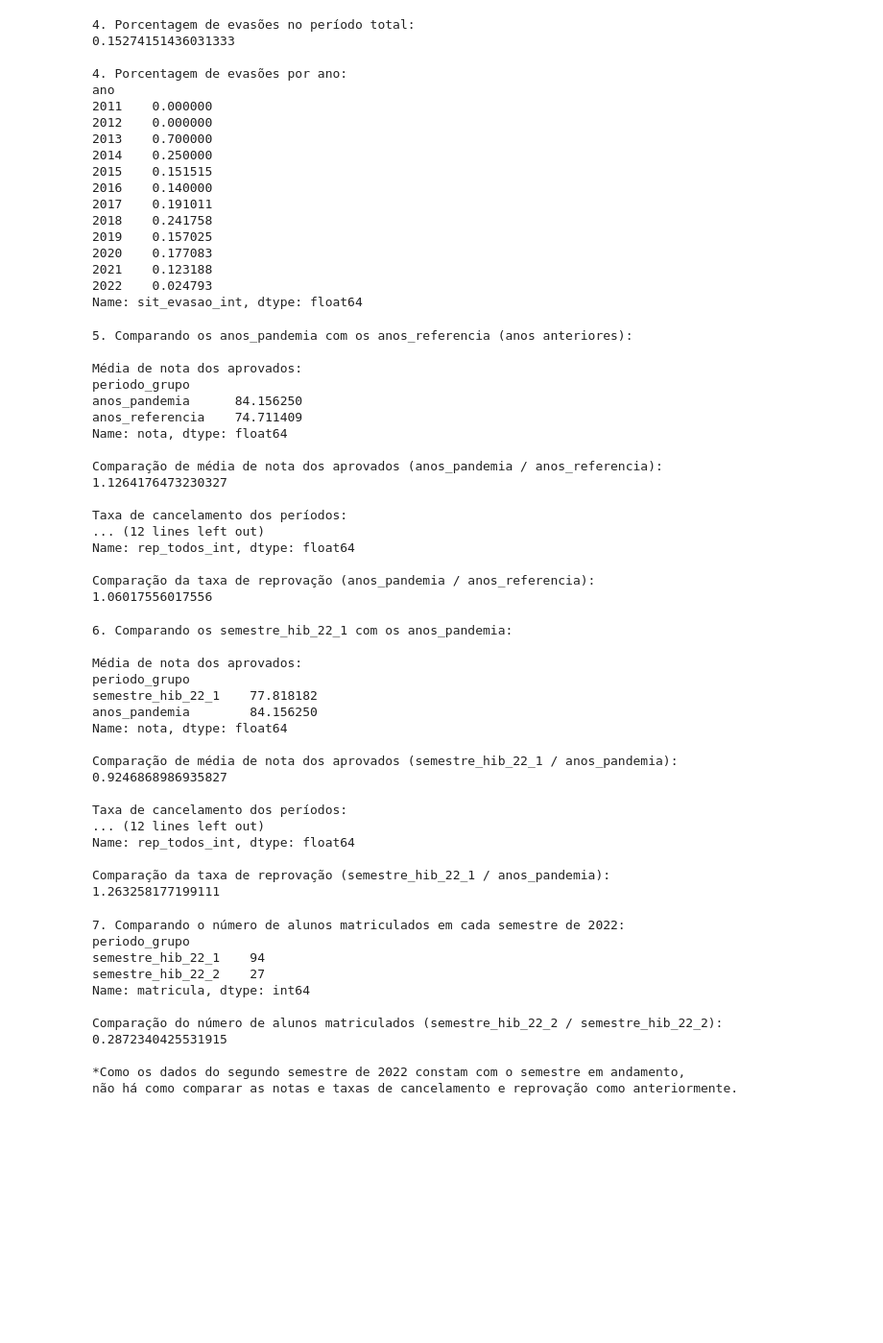
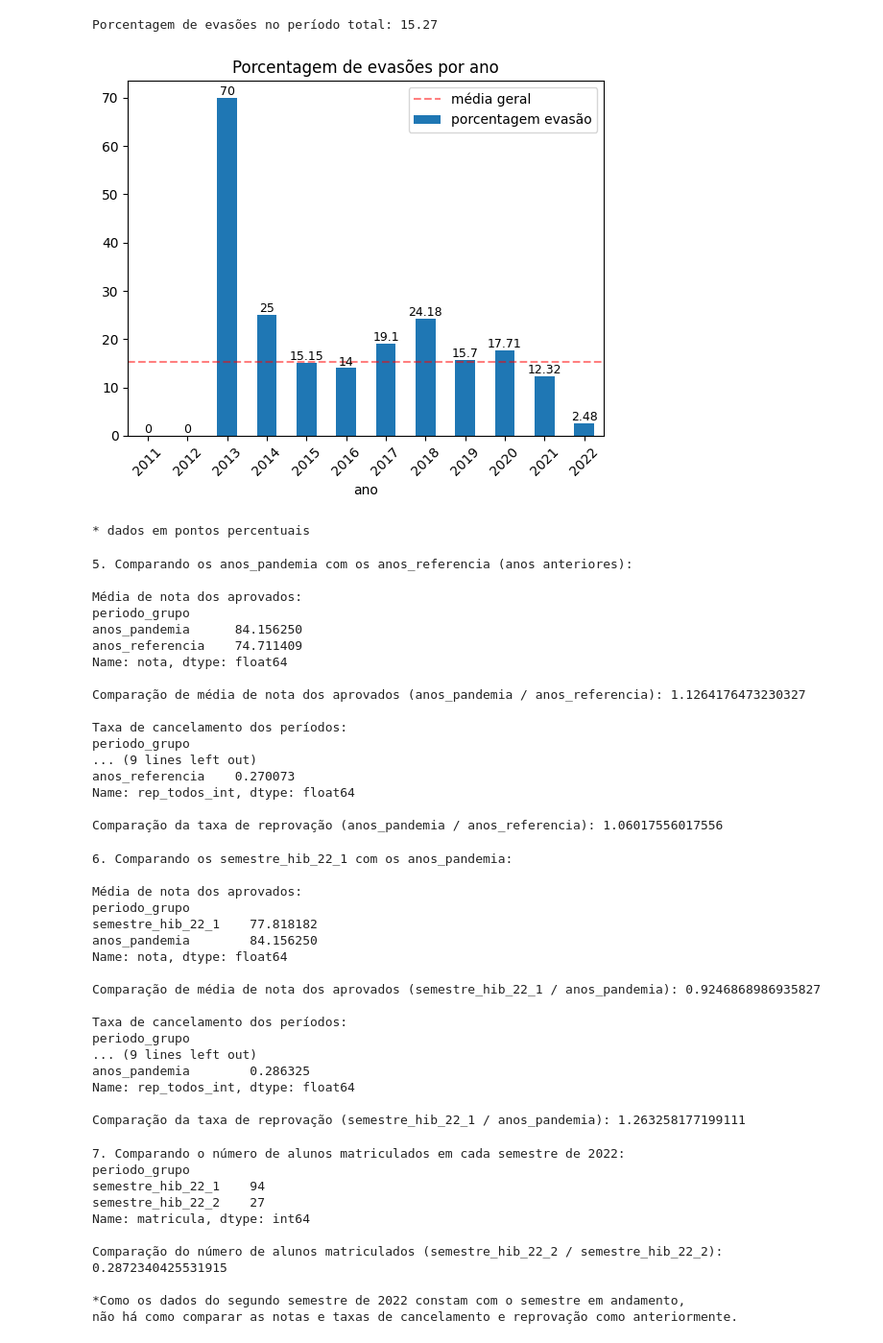
Before and after one commit to gab-berger/dsbd-pos, a Jupyter notebook: linguagem_programacao/python/trabalho1_analise_final.ipynb, the cells around one changed output. Shown: that part at 96% size. Drawn from its saved outputs; the diff is of its cells as text; code cells hidden in the pictures; blank space fills up the shorter version.

```diff
--- a/linguagem_programacao/python/trabalho1_analise_final.ipynb
+++ b/linguagem_programacao/python/trabalho1_analise_final.ipynb
@@ -142,34 +97,18 @@ Name: rep_nota_int, dtype: float64
 # %%
 # 4. Qual a porcentagem de evasões (total e anual)?
-r41 = df['sit_evasao_int'].mean()
-print('\n4. Porcentagem de evasões no período total:')
+r41 = (df['sit_evasao_int'].mean()*100).round(2)
+print('Porcentagem de evasões no período total:',end=' ')
 print(r41)
-r42 = df.groupby('ano')['sit_evasao_int'].mean()
-print('\n4. Porcentagem de evasões por ano: ')
-print(r42)
+r42 = (df.groupby('ano')['sit_evasao_int'].mean()*100).round(2)
+r42 = r42.rename("porcentagem evasão")
+gen_bar_graph(r42,r41,'Porcentagem de evasões por ano','upper right')
+print('* dados em pontos percentuais')
 # %% [output]
-4. Porcentagem de evasões no período total:
-0.15274151436031333
-
-4. Porcentagem de evasões por ano:
-ano
-2011    0.000000
-2012    0.000000
-2013    0.700000
-2014    0.250000
-2015    0.151515
-2016    0.140000
-2017    0.191011
-2018    0.241758
-2019    0.157025
-2020    0.177083
-2021    0.123188
-2022    0.024793
-Name: sit_evasao_int, dtype: float64
+Porcentagem de evasões no período total: 15.27
+[figure, added]
+* dados em pontos percentuais
 # %%
-# 5. Como os anos de pandemia impactaram no rendimento dos estudantes em relação aos anos anteriores,
-# considerando o rendimento dos aprovados, a taxa de cancelamento e as reprovações?
-# Considere como anos de pandemia os anos de 2020 e 2021.
+# 5. Como os anos de pandemia impactaram no rendimento dos estudantes?
 gp_ref = 'anos_pandemia'
 gp_comp = 'anos_referencia'
 
@@ -181,7 +120,7 @@ print('\nMédia de nota dos aprovados:')
 print(rendimento_aprovados)
 
 comp_rendimento = (rendimento_aprovados[gp_ref] / rendimento_aprovados[gp_comp])
-print(f'\nComparação de média de nota dos aprovados ({gp_ref} / {gp_comp}):')
+print(f'\nComparação de média de nota dos aprovados ({gp_ref} / {gp_comp}):',end=' ')
 print(comp_rendimento)
 
 
@@ -191,7 +130,7 @@ print('\nTaxa de cancelamento dos períodos:')
 print(taxa_cancelamento)
 
 comp_taxa_cancelamento = (taxa_cancelamento[gp_ref] / taxa_cancelamento[gp_comp])
-print(f'\nComparação da taxa de cancelamento ({gp_ref} / {gp_comp}):')
+print(f'\nComparação da taxa de cancelamento ({gp_ref} / {gp_comp}):',end=' ')
 print(comp_taxa_cancelamento)
 
 
@@ -201,7 +140,7 @@ print('\nTaxa de reprovação dos períodos:')
 print(taxa_reprovacao)
 
 comp_taxa_reprovacao = (taxa_reprovacao[gp_ref] / taxa_reprovacao[gp_comp])
-print(f'\nComparação da taxa de reprovação ({gp_ref} / {gp_comp}):')
+print(f'\nComparação da taxa de reprovação ({gp_ref} / {gp_comp}):',end=' ')
 print(comp_taxa_reprovacao)
 # %% [output]
 5. Comparando os anos_pandemia com os anos_referencia (anos anteriores):
@@ -212,15 +151,15 @@ anos_pandemia      84.156250
 anos_referencia    74.711409
 Name: nota, dtype: float64
 
-Comparação de média de nota dos aprovados (anos_pandemia / anos_referencia):
-1.1264176473230327
+Comparação de média de nota dos aprovados (anos_pandemia / anos_referencia): 1.1264176473230327
 
 Taxa de cancelamento dos períodos:
-... (12 lines left out)
+periodo_grupo
+... (9 lines left out)
+anos_referencia    0.270073
 Name: rep_todos_int, dtype: float64
 
-Comparação da taxa de reprovação (anos_pandemia / anos_referencia):
-1.06017556017556
+Comparação da taxa de reprovação (anos_pandemia / anos_referencia): 1.06017556017556
 # %%
 # 6. Compare a volta às aulas híbrida (2022 período 1) com os anos de pandemia e os anos anteriores.
 gp_ref = 'semestre_hib_22_1'
@@ -234,7 +173,7 @@ print('\nMédia de nota dos aprovados:')
 print(rendimento_aprovados)
 
 comp_rendimento = (rendimento_aprovados[gp_ref] / rendimento_aprovados[gp_comp])
-print(f'\nComparação de média de nota dos aprovados ({gp_ref} / {gp_comp}):')
+print(f'\nComparação de média de nota dos aprovados ({gp_ref} / {gp_comp}):',end=' ')
 print(comp_rendimento)
 
 
@@ -244,7 +183,7 @@ print('\nTaxa de cancelamento dos períodos:')
 print(taxa_cancelamento)
 
 comp_taxa_cancelamento = (taxa_cancelamento[gp_ref] / taxa_cancelamento[gp_comp])
-print(f'\nComparação da taxa de cancelamento ({gp_ref} / {gp_comp}):')
+print(f'\nComparação da taxa de cancelamento ({gp_ref} / {gp_comp}):',end=' ')
 print(comp_taxa_cancelamento)
 
 
@@ -254,7 +193,7 @@ print('\nTaxa de reprovação dos períodos:')
 print(taxa_reprovacao)
 
 comp_taxa_reprovacao = (taxa_reprovacao[gp_ref] / taxa_reprovacao[gp_comp])
-print(f'\nComparação da taxa de reprovação ({gp_ref} / {gp_comp}):')
+print(f'\nComparação da taxa de reprovação ({gp_ref} / {gp_comp}):',end=' ')
 print(comp_taxa_reprovacao)
 # %% [output]
 6. Comparando os semestre_hib_22_1 com os anos_pandemia:
@@ -265,15 +204,15 @@ semestre_hib_22_1    77.818182
 anos_pandemia        84.156250
 Name: nota, dtype: float64
 
-Comparação de média de nota dos aprovados (semestre_hib_22_1 / anos_pandemia):
-0.9246868986935827
+Comparação de média de nota dos aprovados (semestre_hib_22_1 / anos_pandemia): 0.9246868986935827
 
 Taxa de cancelamento dos períodos:
-... (12 lines left out)
+periodo_grupo
+... (9 lines left out)
+anos_pandemia        0.286325
 Name: rep_todos_int, dtype: float64
 
-Comparação da taxa de reprovação (semestre_hib_22_1 / anos_pandemia):
-1.263258177199111
+Comparação da taxa de reprovação (semestre_hib_22_1 / anos_pandemia): 1.263258177199111
 # %%
 # 7. Compare a volta às aulas presencial (2022 período 2) com a volta híbrida do item anterior.
 n_alunos = df[df['ano'] == 2022].drop_duplicates(subset=['matricula','ano','periodo'])
```
Also changed, not shown: parts of 11 cells of this notebook.
